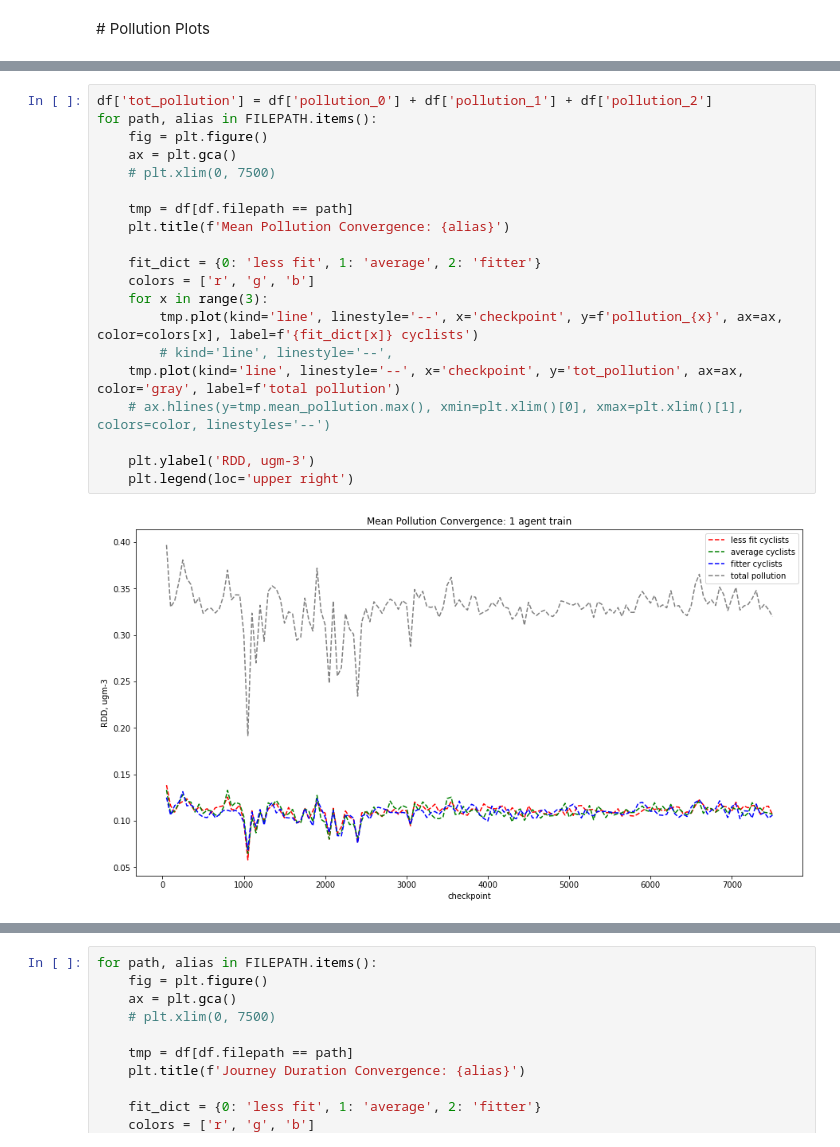
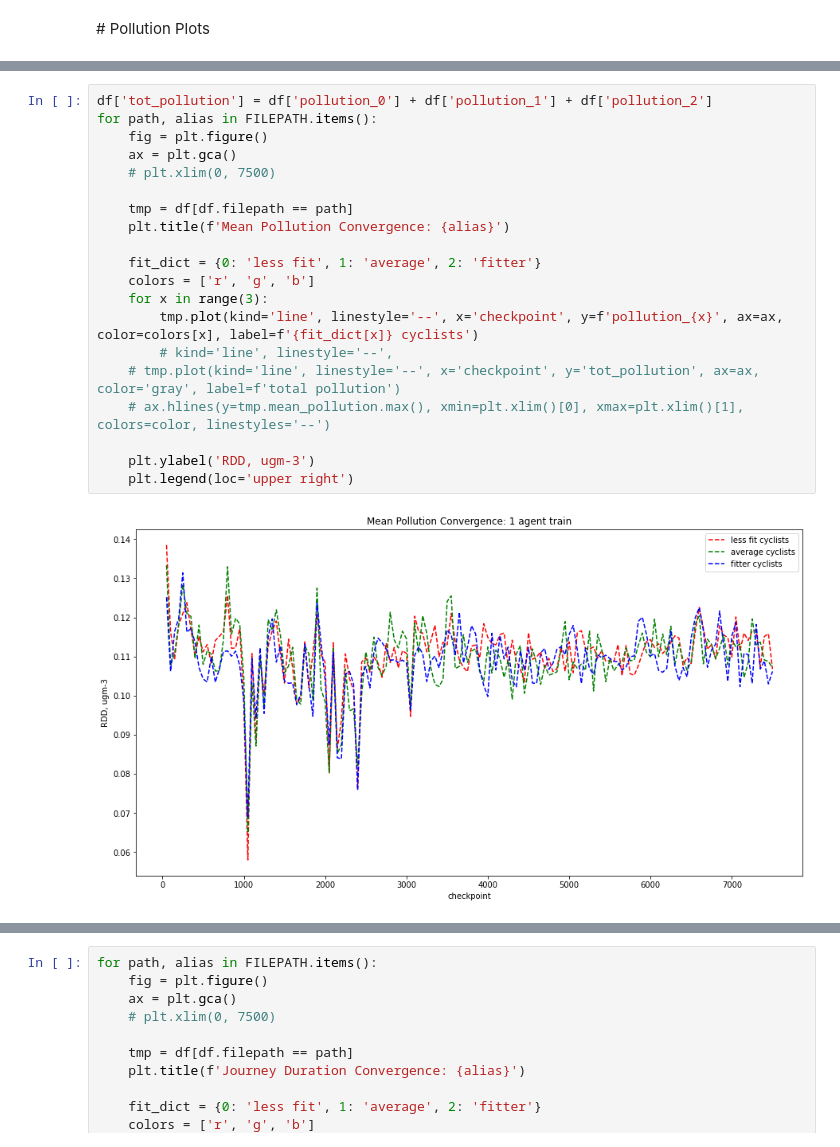
Before and after one commit to Langbridge/RL_RAR, a Jupyter notebook: results_eval.ipynb, the cells around one changed output, grey strips where cells are left out. Saved outputs shown, nothing was run; the diff lists cells and outputs as text.

```diff
--- a/results_eval.ipynb
+++ b/results_eval.ipynb
@@ -70,22 +70,22 @@ df.head()
 # %%
 df['tot_pollution'] = df['pollution_0'] + df['pollution_1'] + df['pollution_2']
 for path, alias in FILEPATH.items():
     fig = plt.figure()
     ax = plt.gca()
     # plt.xlim(0, 7500)
 
     tmp = df[df.filepath == path]
     plt.title(f'Mean Pollution Convergence: {alias}')
 
     fit_dict = {0: 'less fit', 1: 'average', 2: 'fitter'}
     colors = ['r', 'g', 'b']
     for x in range(3):
         tmp.plot(kind='line', linestyle='--', x='checkpoint', y=f'pollution_{x}', ax=ax, color=colors[x], label=f'{fit_dict[x]} cyclists')
         # kind='line', linestyle='--',
-    tmp.plot(kind='line', linestyle='--', x='checkpoint', y='tot_pollution', ax=ax, color='gray', label=f'total pollution')
+    # tmp.plot(kind='line', linestyle='--', x='checkpoint', y='tot_pollution', ax=ax, color='gray', label=f'total pollution')
     # ax.hlines(y=tmp.mean_pollution.max(), xmin=plt.xlim()[0], xmax=plt.xlim()[1], colors=color, linestyles='--')
 
     plt.ylabel('RDD, ugm-3')
     plt.legend(loc='upper right')
 # %% [output]
-[figure, old version]
+[figure, new version]
```
Also changed, not shown: parts of 2 cells of this notebook, 5 other files.
